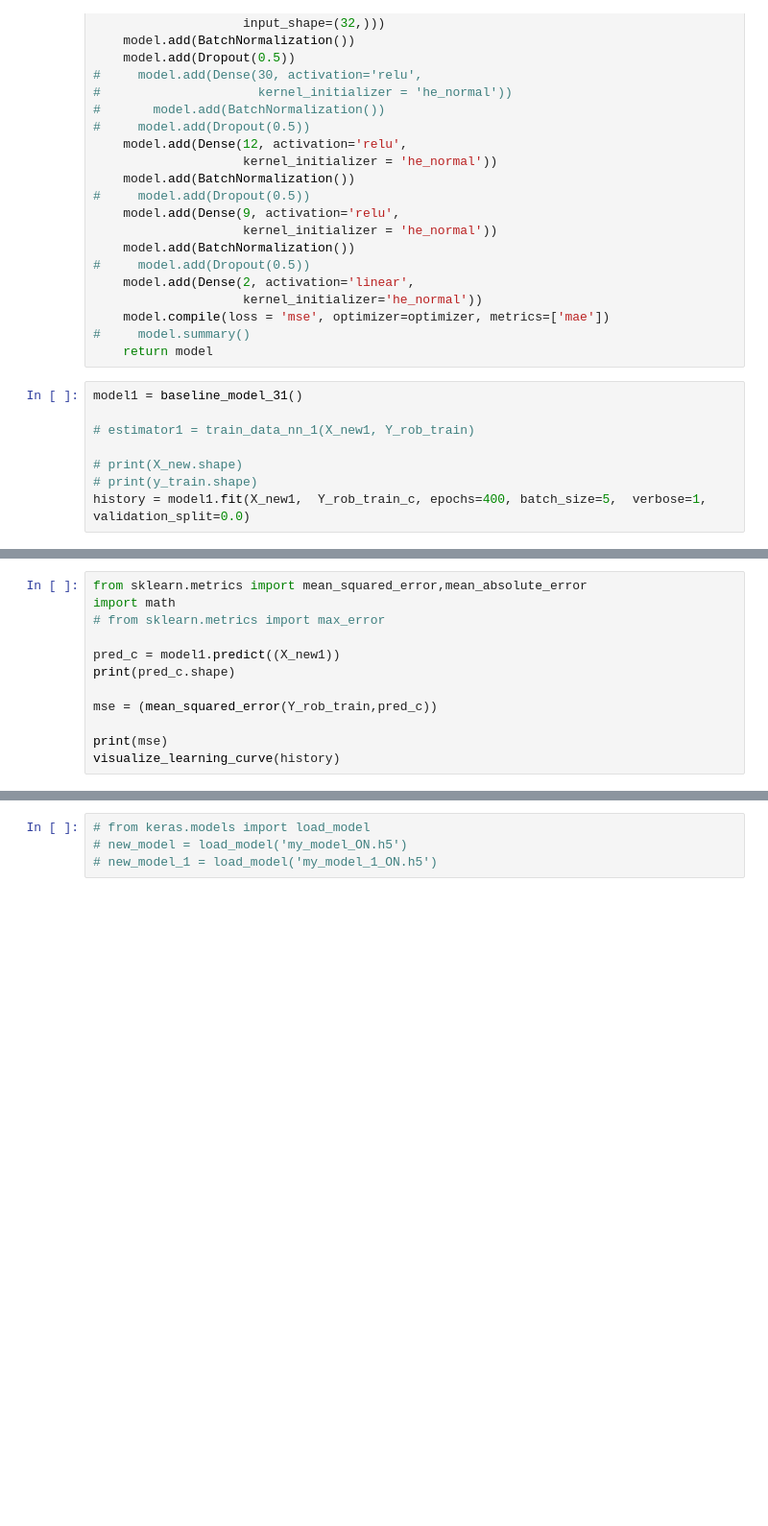
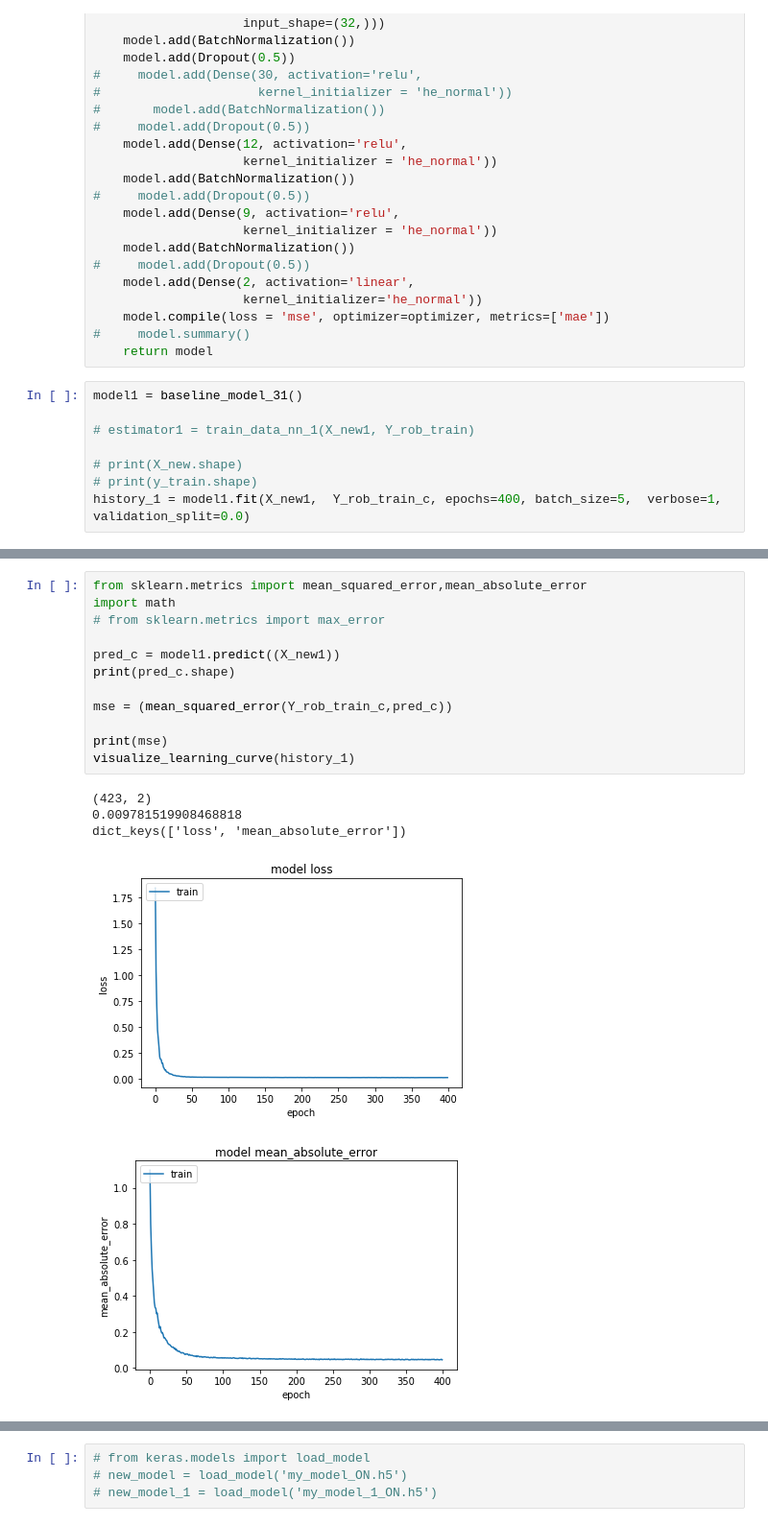
Before and after one commit to ThalesAleniaSpace/SOCIS, a Jupyter notebook: app/perpec_ON.ipynb, the cells around one changed output, grey strips where cells are left out. Shown at 96% size. Saved outputs shown, nothing was run; the diff lists cells and outputs as text; blank space fills up the shorter version.

```diff
--- a/app/perpec_ON.ipynb
+++ b/app/perpec_ON.ipynb
@@ -523,4 +659,4 @@ model1 = baseline_model_31()
 
 # print(X_new.shape)
 # print(y_train.shape)
-history = model1.fit(X_new1,  Y_rob_train_c, epochs=400, batch_size=5,  verbose=1, validation_split=0.0)
+history_1 = model1.fit(X_new1,  Y_rob_train_c, epochs=400, batch_size=5,  verbose=1, validation_split=0.0)
@@ -527,13 +681,19 @@ history = model1.fit(X_new1,  Y_rob_train_c, epochs=400, batch_size=5,  verbose=
 # %%
 from sklearn.metrics import mean_squared_error,mean_absolute_error
 import math
 # from sklearn.metrics import max_error
 
 pred_c = model1.predict((X_new1))
 print(pred_c.shape)
 
-mse = (mean_squared_error(Y_rob_train,pred_c))
+mse = (mean_squared_error(Y_rob_train_c,pred_c))
 
 print(mse)
-visualize_learning_curve(history)
+visualize_learning_curve(history_1)
+# %% [output]
+(423, 2)
+0.009781519908468818
+dict_keys(['loss', 'mean_absolute_error'])
+[figure, added]
+[figure, added]
 # %%
```
Also changed, not shown: parts of 26 cells of this notebook, 42 other files.
